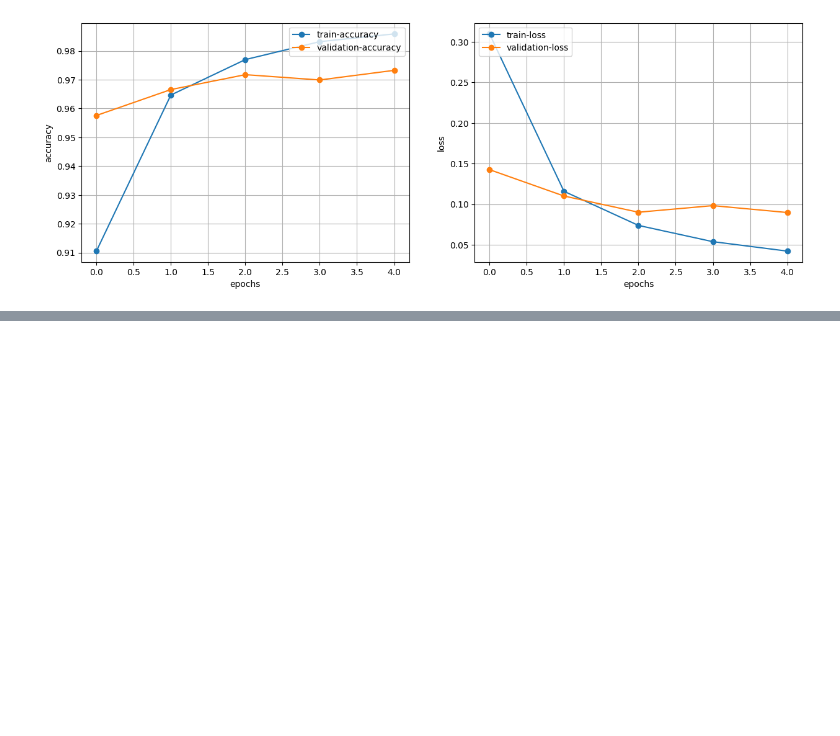
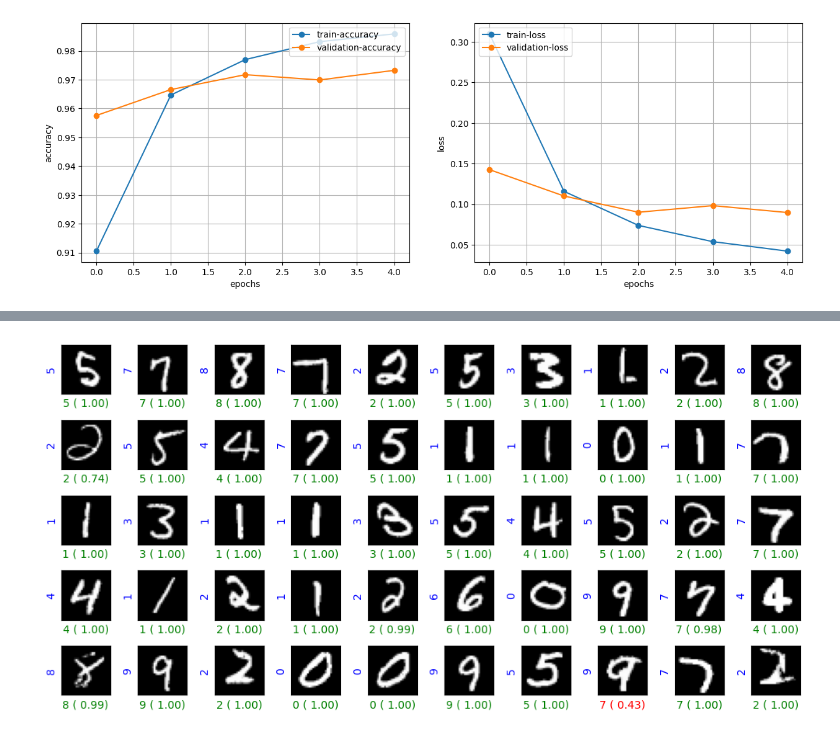
Before and after one commit to AeyshaAkterPurnia/CVPR, a Jupyter notebook: Number-detection/mnist_nn_checkpoint.ipynb, the cells around one changed output, grey strips where cells are left out. Cells and saved outputs as stored; diff of their text form; code cells hidden in the pictures; blank space fills up the shorter version.

```diff
--- a/Number-detection/mnist_nn_checkpoint.ipynb
+++ b/Number-detection/mnist_nn_checkpoint.ipynb
@@ -127,0 +139,26 @@ plt.legend(loc='upper left')
+# %%
+random_indices = random.sample(range(test_img.shape[0]), 5*10)
+sample_images = test_img[random_indices, : ]
+sample_labels = test_labels[random_indices]
+predictions = model.predict(sample_images)
+
+i = 0
+
+plt.figure(figsize=(10,5))
+for rows in range(5):
+    for column in range(10):
+        plt.subplot(5, 10, i+1)
+        plt.imshow(sample_images[i].reshape(28, 28), cmap=plt.cm.gray)
+        plt.xticks([])
+        plt.yticks([])
+        prediction = np.argmax(predictions[i])
+        confidence = predictions[i][prediction]
+        if sample_labels[i] == prediction:
+            plt.xlabel(f"{prediction} ({confidence: .2f})", color='g')
+        else:
+            plt.xlabel(f"{prediction} ({confidence: .2f})", color='r')
+        plt.ylabel(sample_labels[i], color='b')
+        i += 1
+plt.tight_layout()
+plt.show()
+# %% [output]
@@ -127,0 +166 @@ plt.legend(loc='upper left')
+[figure, added]
```
Also changed, not shown: parts of 5 cells of this notebook.
